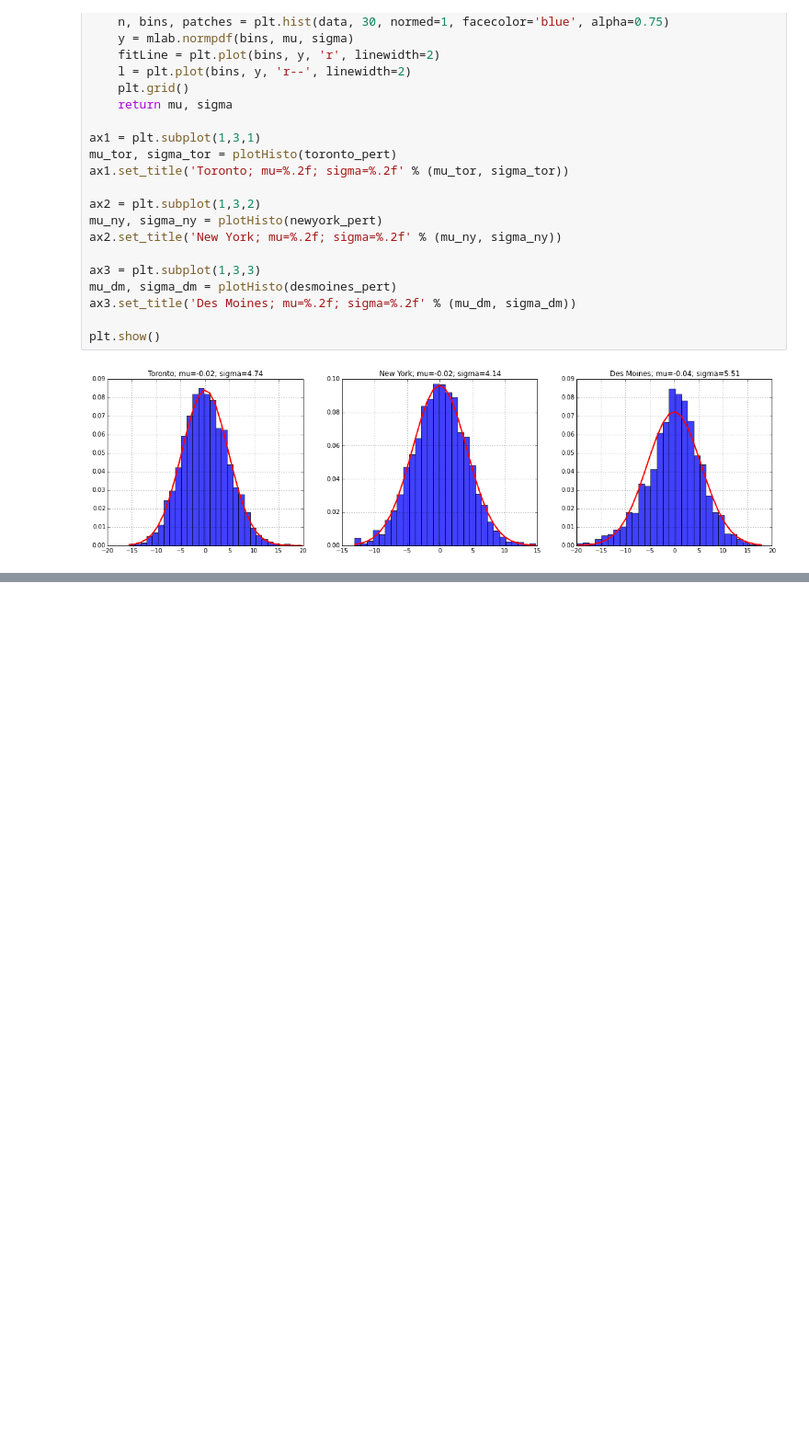
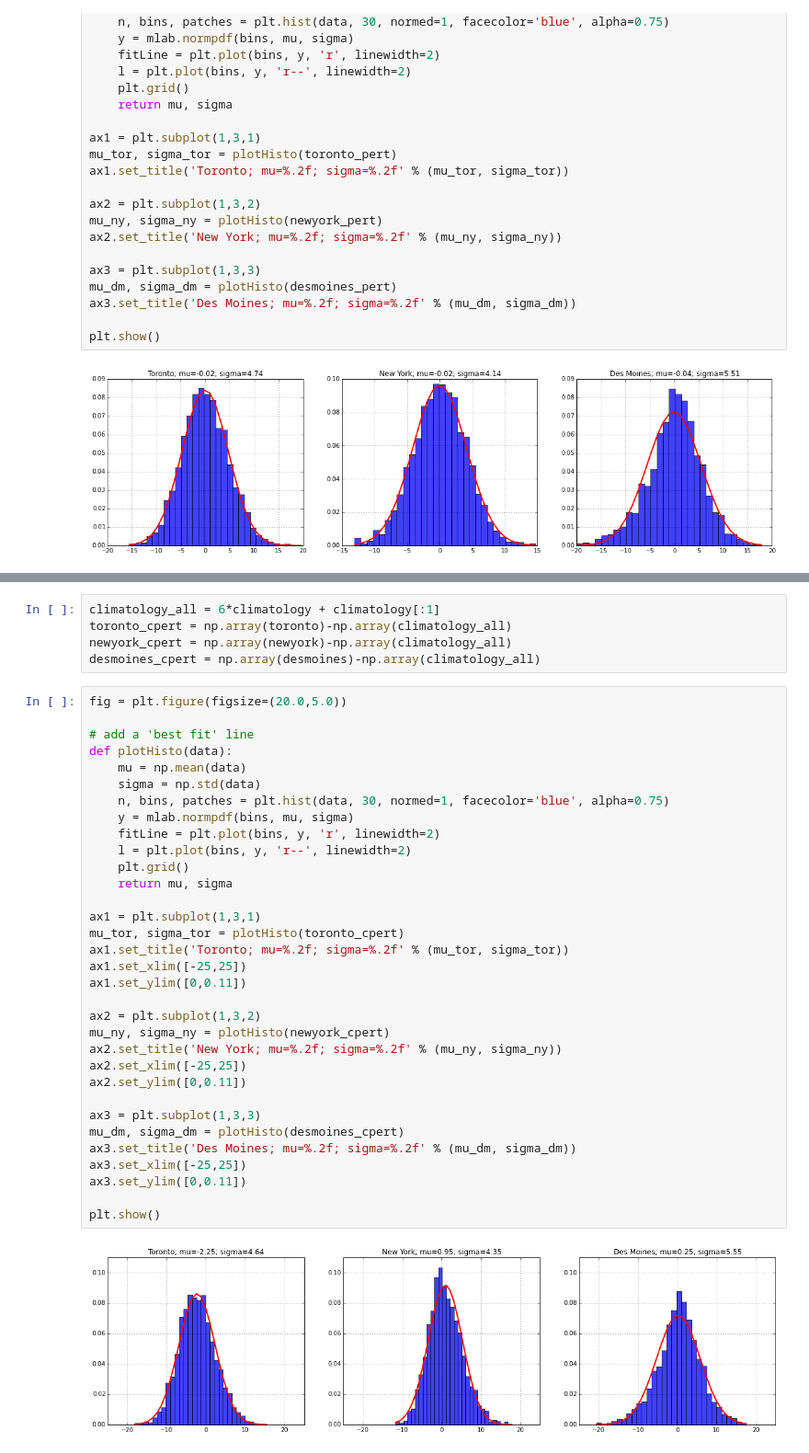
Before and after one commit to majorgowan/wpwp, a Jupyter notebook: Notebooks/wU_Smooth_and_pert.ipynb, the cells around one changed output, grey strips where cells are left out. Shown at 92% size. Drawn from its saved outputs; the diff is of its cells as text; blank space fills up the shorter version.

```diff
--- a/Notebooks/wU_Smooth_and_pert.ipynb
+++ b/Notebooks/wU_Smooth_and_pert.ipynb
@@ -82,0 +129,40 @@ plt.show()
+# %%
+climatology_all = 6*climatology + climatology[:1]
+toronto_cpert = np.array(toronto)-np.array(climatology_all)
+newyork_cpert = np.array(newyork)-np.array(climatology_all)
+desmoines_cpert = np.array(desmoines)-np.array(climatology_all)
+# %%
+fig = plt.figure(figsize=(20.0,5.0))
+
+# add a 'best fit' line
+def plotHisto(data):
+    mu = np.mean(data)
+    sigma = np.std(data)
+    n, bins, patches = plt.hist(data, 30, normed=1, facecolor='blue', alpha=0.75)
+    y = mlab.normpdf(bins, mu, sigma)
+    fitLine = plt.plot(bins, y, 'r', linewidth=2)
+    l = plt.plot(bins, y, 'r--', linewidth=2)
+    plt.grid()
+    return mu, sigma
+
+ax1 = plt.subplot(1,3,1)
+mu_tor, sigma_tor = plotHisto(toronto_cpert)
+ax1.set_title('Toronto; mu=%.2f; sigma=%.2f' % (mu_tor, sigma_tor))
+ax1.set_xlim([-25,25])
+ax1.set_ylim([0,0.11])
+
+ax2 = plt.subplot(1,3,2)
+mu_ny, sigma_ny = plotHisto(newyork_cpert)
+ax2.set_title('New York; mu=%.2f; sigma=%.2f' % (mu_ny, sigma_ny))
+ax2.set_xlim([-25,25])
+ax2.set_ylim([0,0.11])
+
+ax3 = plt.subplot(1,3,3)
+mu_dm, sigma_dm = plotHisto(desmoines_cpert)
+ax3.set_title('Des Moines; mu=%.2f; sigma=%.2f' % (mu_dm, sigma_dm))
+ax3.set_xlim([-25,25])
+ax3.set_ylim([0,0.11])
+
+plt.show()
+# %% [output]
+[figure, added]
```
Also changed, not shown: parts of 8 cells of this notebook, 2 other files.
